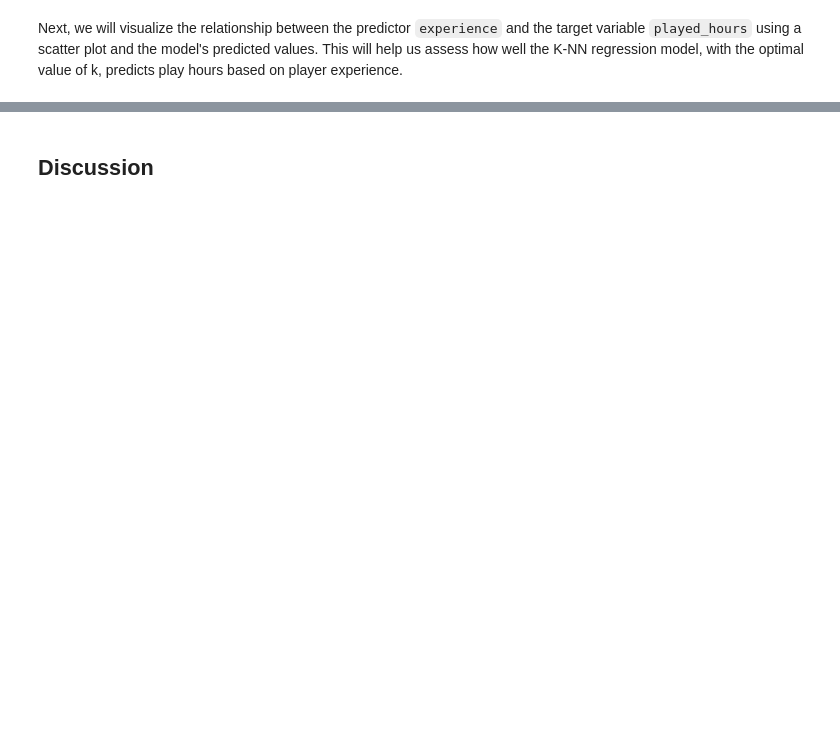
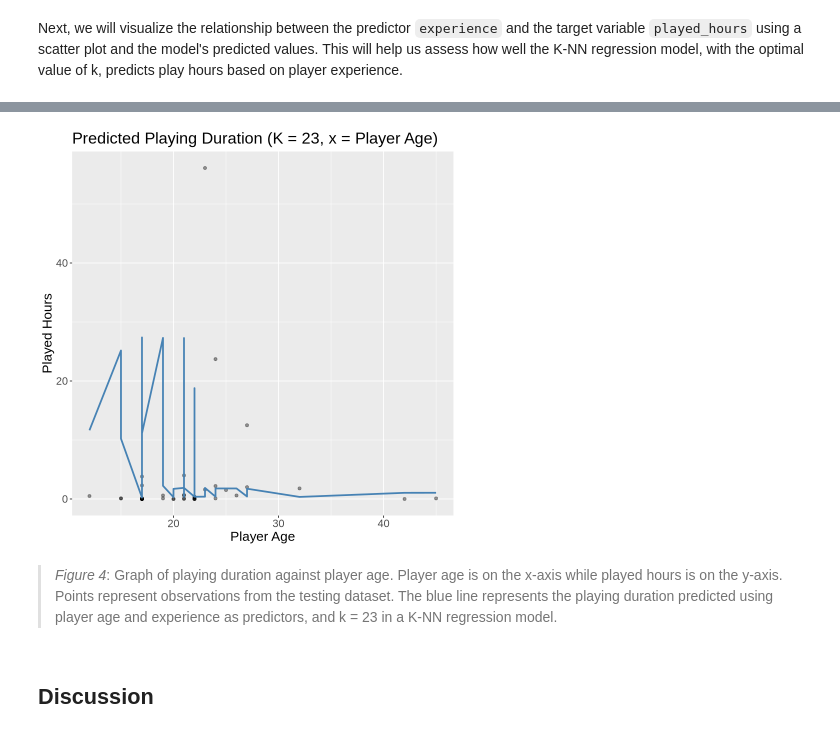
Before and after one commit to jamiekyh/dsci100_project, a Jupyter notebook: dsci100_group_project.ipynb, the cells around one changed output, grey strips where cells are left out. Saved outputs shown, nothing was run; the diff lists cells and outputs as text; code cells hidden in the pictures; blank space fills up the shorter version.

```diff
--- a/dsci100_group_project.ipynb
+++ b/dsci100_group_project.ipynb
@@ -471,2 +476,19 @@ plot_final_experience
+# %%
+##predicted playing hours by player age
+
+plot_final_age <- target_players_testing |>
+    ggplot(aes(x = Age, y = played_hours)) +
+        geom_point(alpha = 0.4) +
+        geom_line(data = target_players_preds,
+                  mapping = aes(x = Age, y = .pred),
+                  color = "steelblue",
+                  linewidth = 1) +
+        labs(x = "Player Age", y = "Played Hours", title = "Predicted Playing Duration (K = 23, x = Player Age)") +
+        theme(text = element_text(size = 16))
+plot_final_age
+# %% [output]
+[figure, added]
+# %% [markdown]
+>*Figure 4*: Graph of playing duration against player age. Player age is on the x-axis while played hours is on the y-axis. Points represent observations from the testing dataset. The blue line represents the playing duration predicted using player age and experience as predictors, and k = 23 in a K-NN regression model.
 # %% [markdown]
 ## Discussion
```
Also changed, not shown: parts of 26 cells of this notebook.
